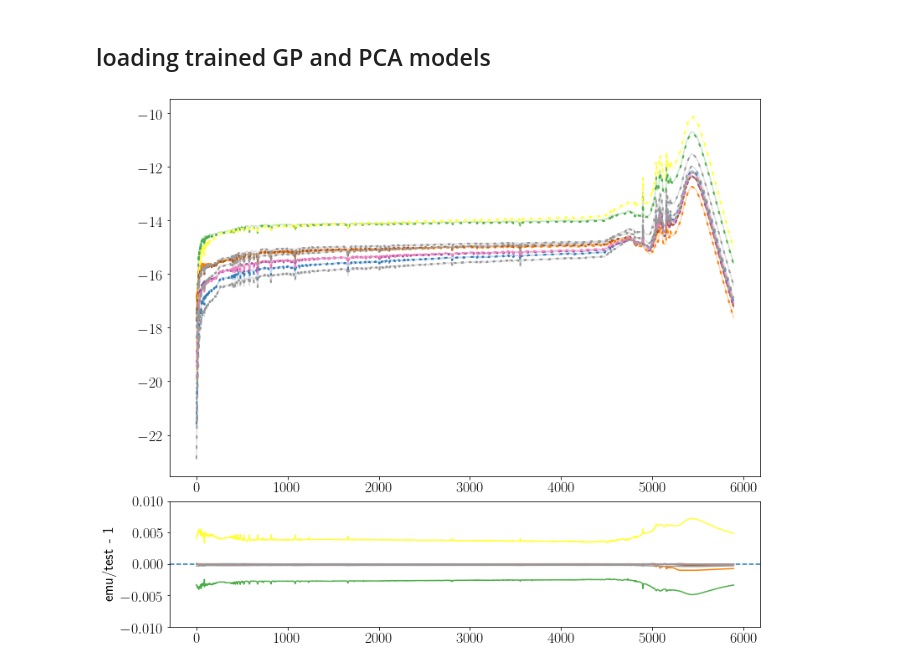
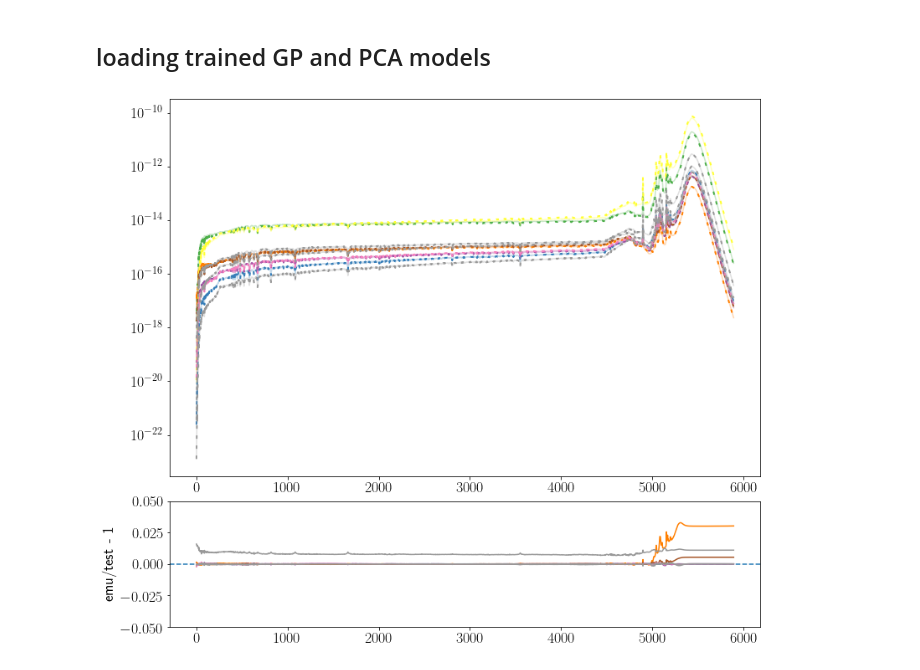
Before and after one commit to mwalmsley/agnfinder, a Jupyter notebook: notebooks/GPemu_test.ipynb, the cells around one changed output. Cells and saved outputs as stored; diff of their text form; code cells hidden in the pictures.

```diff
--- a/notebooks/GPemu_test.ipynb
+++ b/notebooks/GPemu_test.ipynb
@@ -34,13 +34,15 @@ def emulator(pca_model, gp_model, params):
     - reconstructed : Emulated image
     """
 
+    params = (params - x_mean)/x_mult
+
     # Weights prediction
     params = np.expand_dims(params, axis = 0)
     pred_weights = gp_predict(gp_model, params)
 
     # Inverse PCA (pred_weights * basis + mean)
     reconstructed = pca_model.inverse_transform(pred_weights)
-    return ((reconstructed[0]*y_mult) + y_mean)
+    return 10**((reconstructed[0]*y_mult) + y_mean)
 # %%
 save_loc = "/Users/nramachandra/Desktop/Projects/AGNfinder/FSPS/"
 
@@ -119,38 +115,38 @@ ax1 = plt.subplot(gs[1])
 # ax1.set_xlabel(r'$k$',  fontsize = 18)
 ax1.axhline(y=0, ls='dashed')
 
 
-# ax0.set_yscale('log', basey=10)
+ax0.set_yscale('log', basey=10)
 # ax0.set_xscale('log', basex=10)
 # ax1.set_xscale('log', basex=10)
 
-ax1.set_ylim(-0.01, 0.01)
+ax1.set_ylim(-0.05, 0.05)
 
 # ax0.plot(y_train.T*y_mult + y_mean , 'k-', alpha = 0.01)
 # ax0.plot(10**y_train.T, 'k-', alpha = 0.01)
 
 ax1.set_ylabel(r'emu/test - 1',  fontsize = 18)
 
 
 start, end = ax0.get_ylim()
 # ax0.yaxis.set_major_formatter(ticker.FormatStrFormatter('%0.1e1'))
 
 color_id = 0
 for i in range(10):
     color_id += 1
     rand_idx = (np.random.randint(100, 2000))
-    rand_params = x_train[rand_idx]
+    rand_params = X_loaded[rand_idx]
     y_emu = emulator(pca_model, gp_model, rand_params)
-    y_true = (y_train[rand_idx]*y_mult)+y_mean
+    y_true = 10**((y_train[rand_idx]*y_mult)+y_mean)
 
     ax0.plot( y_emu, color=plt.cm.Set1(color_id), alpha = 0.3)
     ax0.plot( y_true, '--', color=plt.cm.Set1(color_id), lw = 2, dashes=(2, 4))
     ax1.plot( y_emu/y_true - 1, color=plt.cm.Set1(color_id))
 
 
 plt.show()
 # %% [output]
-[figure, old version]
+[figure, new version]
 # %%
 %%timeit
 
```
Also changed, not shown: parts of 13 cells of this notebook, 2 other files.
